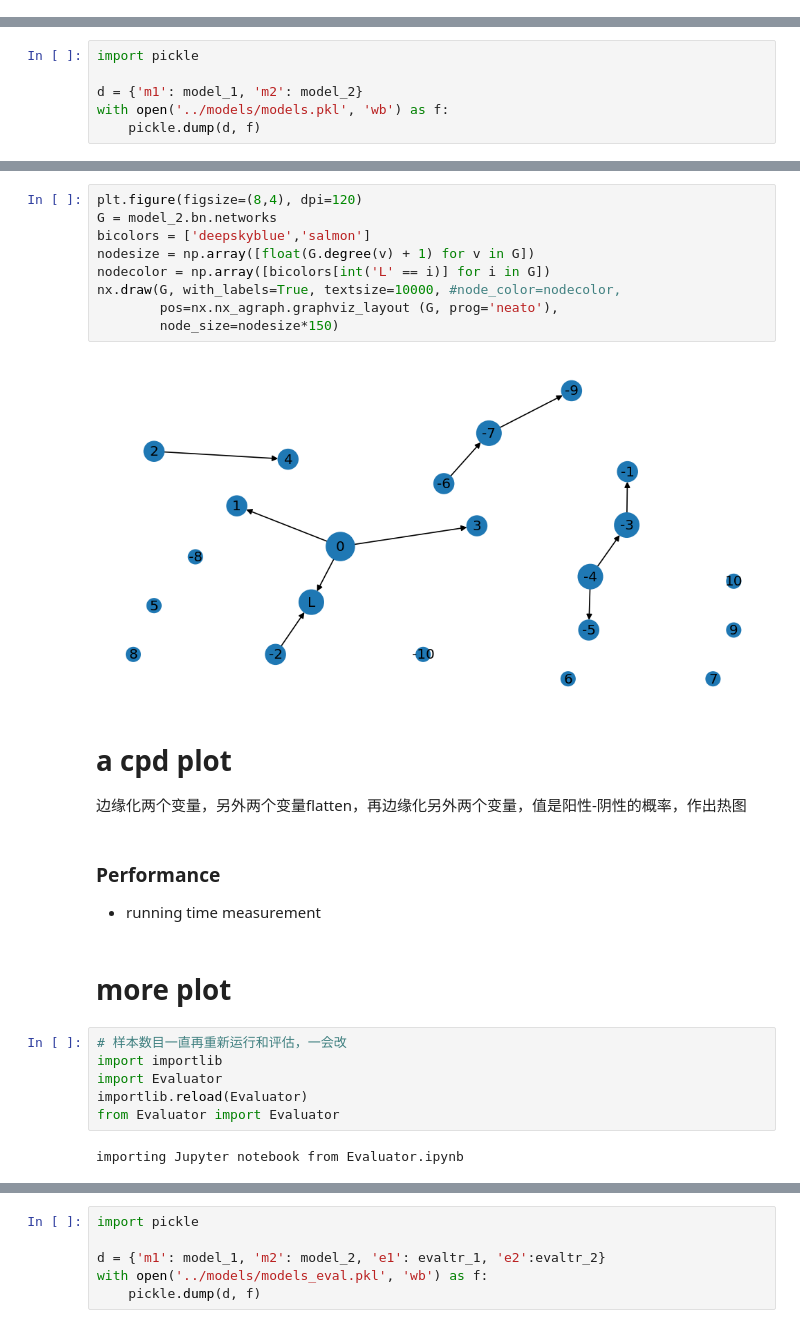
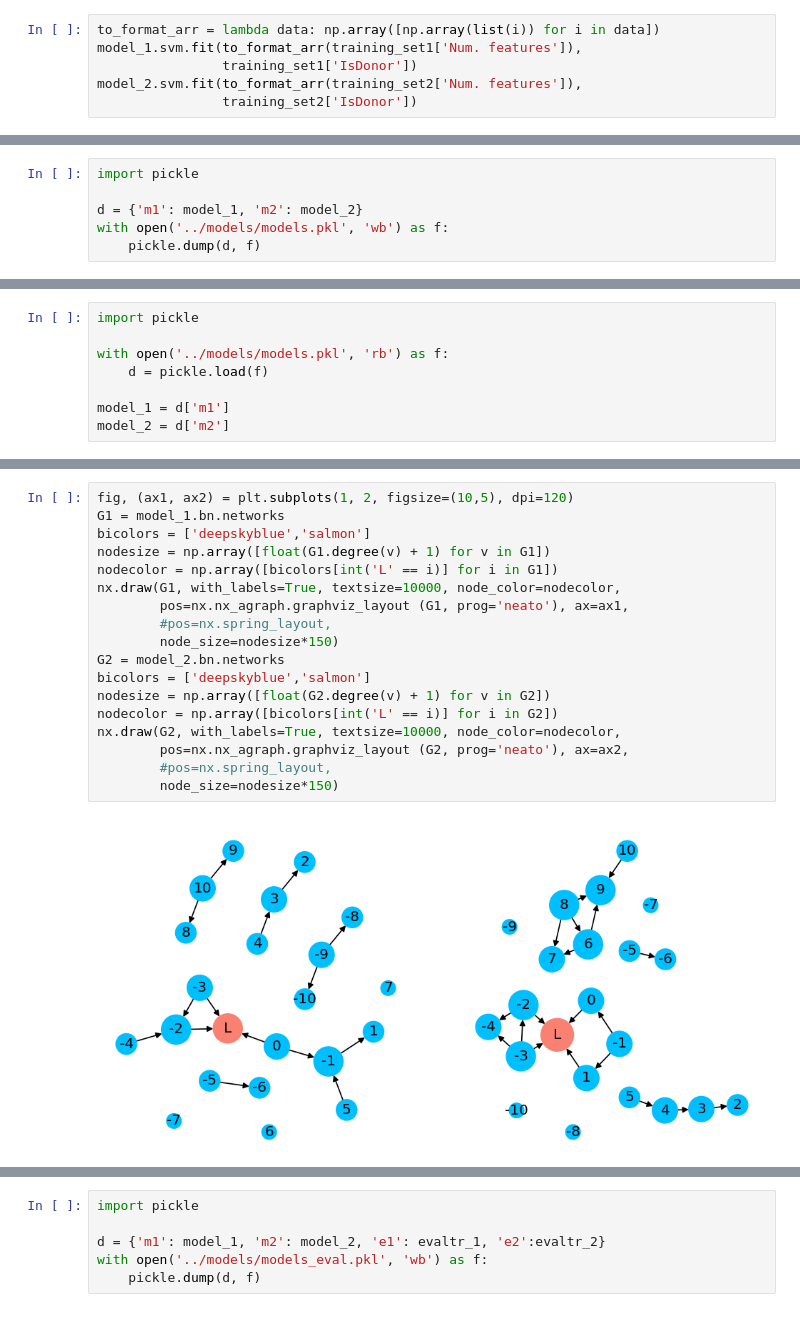
Before and after one commit to AdeBC/GSSR, a Jupyter notebook: Source/Report.ipynb, the cells around one changed output, grey strips where cells are left out. Drawn from its saved outputs; the diff is of its cells as text.

```diff
--- a/Source/Report.ipynb
+++ b/Source/Report.ipynb
@@ -226,0 +199,6 @@ scores_svm_2 = model_2.svm.predict_scores(to_format_arr(testing_set2['Num. featu
+# %%
+to_format_arr = lambda data: np.array([np.array(list(i)) for i in data])
+model_1.svm.fit(to_format_arr(training_set1['Num. features']),
+                training_set1['IsDonor'])
+model_2.svm.fit(to_format_arr(training_set2['Num. features']),
+                training_set2['IsDonor'])
@@ -234,0 +217,8 @@ with open('../models/models.pkl', 'wb') as f:
+# %%
+import pickle
+
+with open('../models/models.pkl', 'rb') as f:
+    d = pickle.load(f)
+
+model_1 = d['m1']
+model_2 = d['m2']
@@ -251,28 +316,20 @@ fixhere G2
 # %%
-plt.figure(figsize=(8,4), dpi=120)
-G = model_2.bn.networks
+fig, (ax1, ax2) = plt.subplots(1, 2, figsize=(10,5), dpi=120)
+G1 = model_1.bn.networks
 bicolors = ['deepskyblue','salmon']
-nodesize = np.array([float(G.degree(v) + 1) for v in G])
-nodecolor = np.array([bicolors[int('L' == i)] for i in G])
-nx.draw(G, with_labels=True, textsize=10000, #node_color=nodecolor,
-        pos=nx.nx_agraph.graphviz_layout (G, prog='neato'),
+nodesize = np.array([float(G1.degree(v) + 1) for v in G1])
+nodecolor = np.array([bicolors[int('L' == i)] for i in G1])
+nx.draw(G1, with_labels=True, textsize=10000, node_color=nodecolor,
+        pos=nx.nx_agraph.graphviz_layout (G1, prog='neato'), ax=ax1,
+        #pos=nx.spring_layout,
         node_size=nodesize*150)
+G2 = model_2.bn.networks
+bicolors = ['deepskyblue','salmon']
+nodesize = np.array([float(G2.degree(v) + 1) for v in G2])
+nodecolor = np.array([bicolors[int('L' == i)] for i in G2])
+nx.draw(G2, with_labels=True, textsize=10000, node_color=nodecolor,
+        pos=nx.nx_agraph.graphviz_layout (G2, prog='neato'), ax=ax2,
+        #pos=nx.spring_layout,
+        node_size=nodesize*150)
 # %% [output]
-[figure, old version]
+[figure, new version]
-# %% [markdown]
-# a cpd plot
-
-边缘化两个变量，另外两个变量flatten，再边缘化另外两个变量，值是阳性-阴性的概率，作出热图
-# %% [markdown]
-### Performance
-- running time measurement
-# %% [markdown]
-# more plot
-# %%
-# 样本数目一直再重新运行和评估，一会改
-import importlib
-import Evaluator
-importlib.reload(Evaluator)
-from Evaluator import Evaluator
-# %% [output]
-importing Jupyter notebook from Evaluator.ipynb
```
Also changed, not shown: parts of 96 cells of this notebook, 16 other files.
